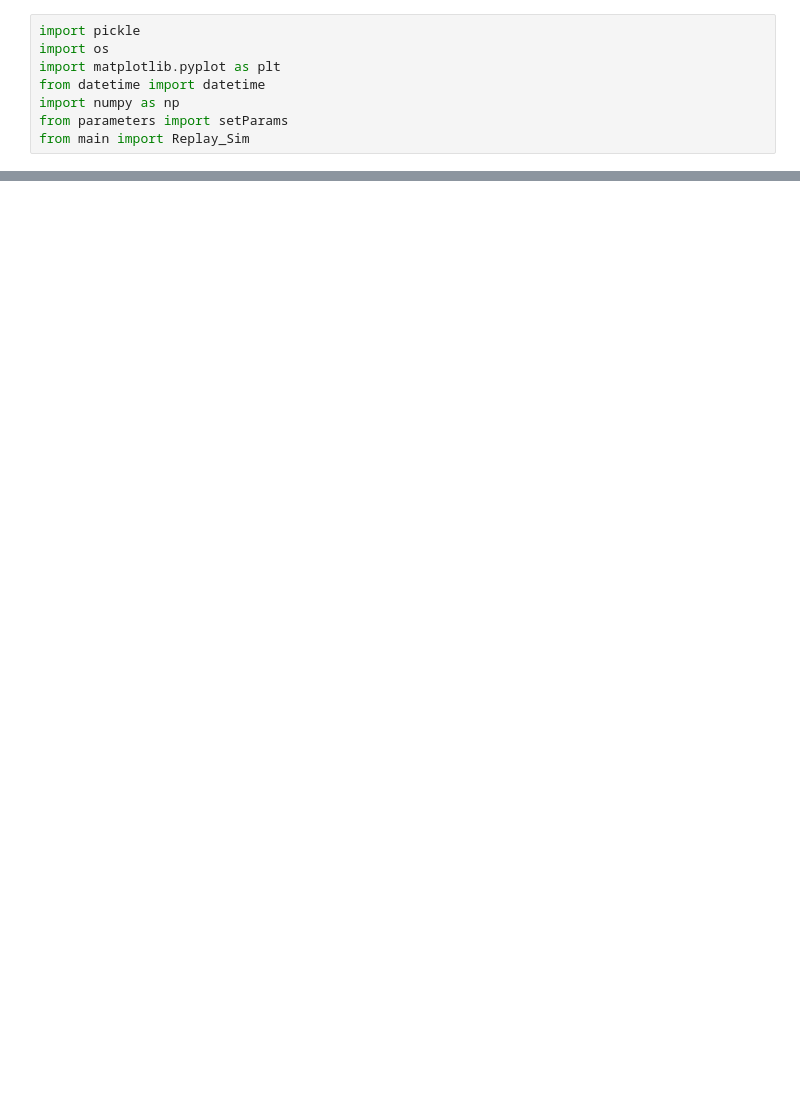
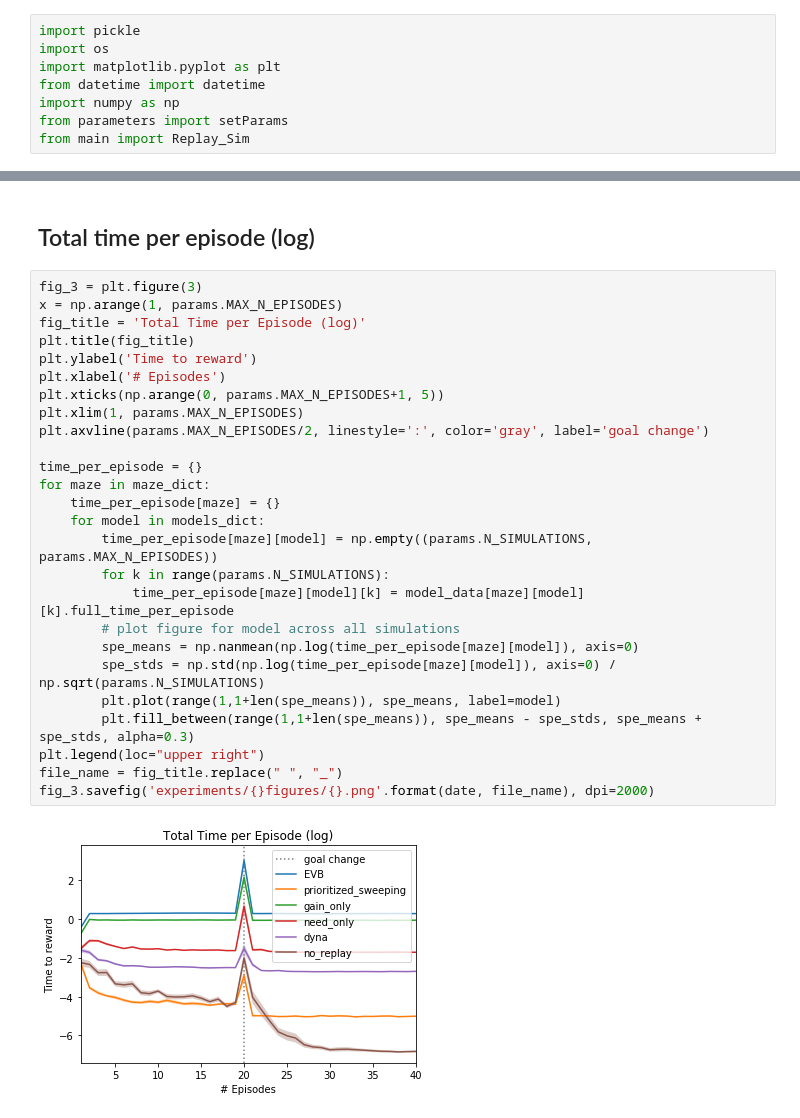
Before and after one commit to RoyTalDew/RL_Replay, a Jupyter notebook: analysis.ipynb, the cells around one changed output, grey strips where cells are left out. Drawn from its saved outputs; the diff is of its cells as text; blank space fills up the shorter version.

```diff
--- a/analysis.ipynb
+++ b/analysis.ipynb
@@ -67,0 +106,30 @@ plt.legend(models_dict.keys())
+# %% [markdown]
+## Total time per episode (log)
+# %%
+fig_3 = plt.figure(3)
+x = np.arange(1, params.MAX_N_EPISODES)
+fig_title = 'Total Time per Episode (log)'
+plt.title(fig_title)
+plt.ylabel('Time to reward')
+plt.xlabel('# Episodes')
+plt.xticks(np.arange(0, params.MAX_N_EPISODES+1, 5))
+plt.xlim(1, params.MAX_N_EPISODES)
+plt.axvline(params.MAX_N_EPISODES/2, linestyle=':', color='gray', label='goal change')
+
+time_per_episode = {}
+for maze in maze_dict:
+    time_per_episode[maze] = {}
+    for model in models_dict:
+        time_per_episode[maze][model] = np.empty((params.N_SIMULATIONS, params.MAX_N_EPISODES))
+        for k in range(params.N_SIMULATIONS):
+            time_per_episode[maze][model][k] = model_data[maze][model][k].full_time_per_episode
+        # plot figure for model across all simulations
+        spe_means = np.nanmean(np.log(time_per_episode[maze][model]), axis=0)
+        spe_stds = np.std(np.log(time_per_episode[maze][model]), axis=0) / np.sqrt(params.N_SIMULATIONS)
+        plt.plot(range(1,1+len(spe_means)), spe_means, label=model)
+        plt.fill_between(range(1,1+len(spe_means)), spe_means - spe_stds, spe_means + spe_stds, alpha=0.3)
+plt.legend(loc="upper right")
+file_name = fig_title.replace(" ", "_")
+fig_3.savefig('experiments/{}figures/{}.png'.format(date, file_name), dpi=2000)
+# %% [output]
+[figure, added]
```
Also changed, not shown: parts of 8 cells of this notebook.
